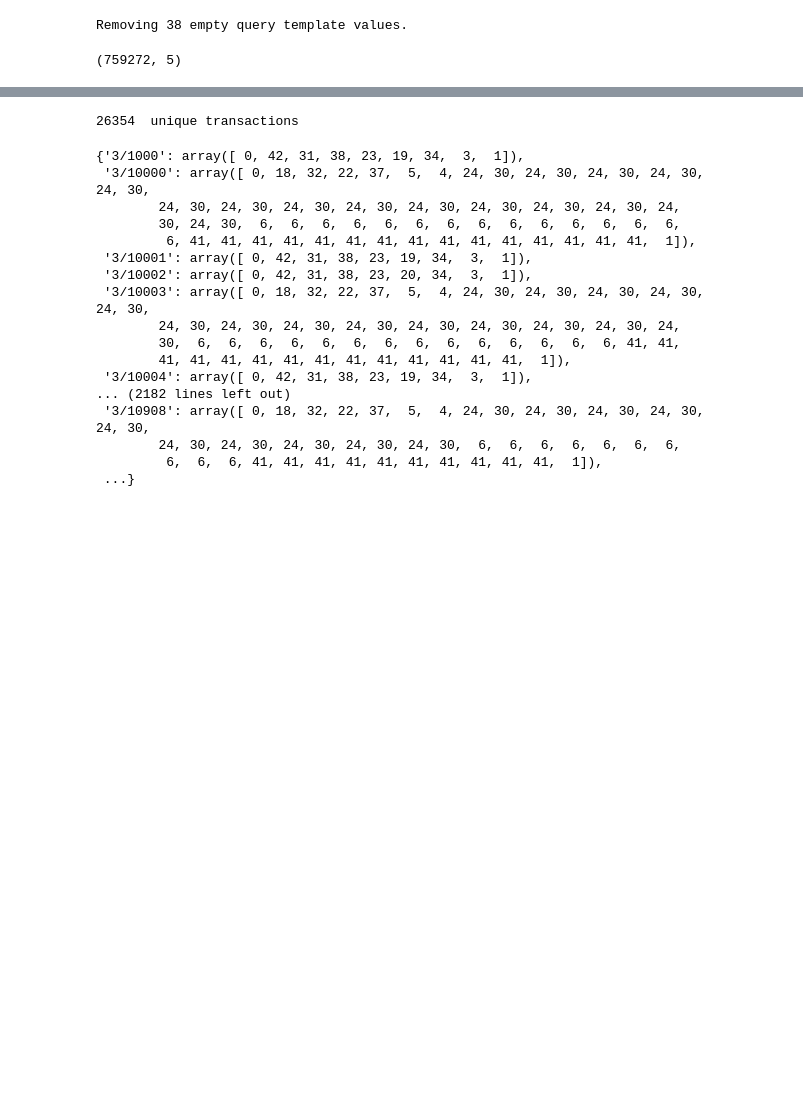
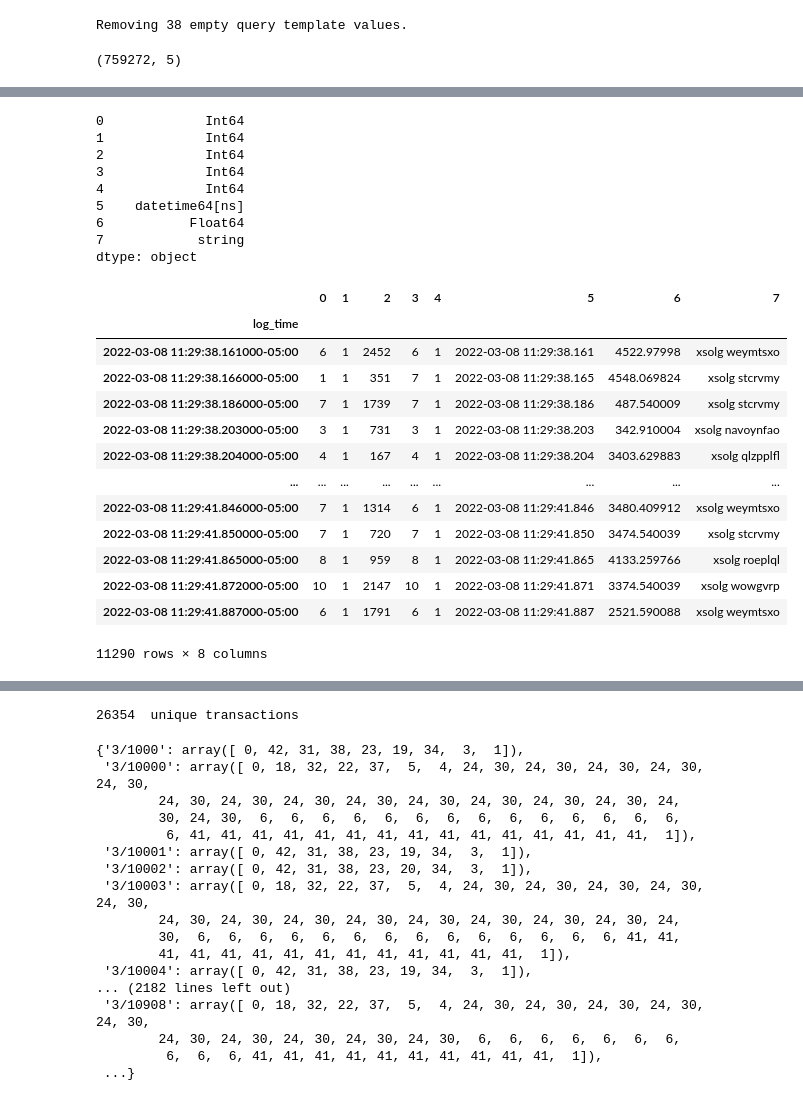
Before and after one commit to lmwnshn/noisepage-pilot, a Jupyter notebook: Untitled.ipynb, the cells around one changed output, grey strips where cells are left out. Saved outputs shown, nothing was run; the diff lists cells and outputs as text; code cells hidden in the pictures; blank space fills up the shorter version.

```diff
--- a/Untitled.ipynb
+++ b/Untitled.ipynb
@@ -17,0 +47,40 @@ Removing 38 empty query template values.
+# %%
+gdft = gdf['query_params'].apply(pd.Series)
+gdft = gdft.apply(lambda col: col.str.slice(1, -1))
+
+for col in gdft:
+    try:
+        gdft[col] = pd.to_datetime(gdft[col], errors='raise')
+    except:
+        try:
+            gdft[col] = pd.to_numeric(gdft[col], errors='raise')
+        except:
+            pass
+gdft = gdft.convert_dtypes()
+
+print(gdft.dtypes)
+display(gdft)
+# %% [output]
+0             Int64
+1             Int64
+2             Int64
+3             Int64
+4             Int64
+5    datetime64[ns]
+6           Float64
+7            string
+dtype: object
+|  | 0 | 1 | 2 | 3 | 4 | 5 | 6 | 7 |
+| log_time |  |  |  |  |  |  |  |  |
+| 2022-03-08 11:29:38.161000-05:00 | 6 | 1 | 2452 | 6 | 1 | 2022-03-08 11:29:38.161 | 4522.97998 | xsolg weymtsxo |
+| 2022-03-08 11:29:38.166000-05:00 | 1 | 1 | 351 | 7 | 1 | 2022-03-08 11:29:38.165 | 4548.069824 | xsolg stcrvmy |
+| 2022-03-08 11:29:38.186000-05:00 | 7 | 1 | 1739 | 7 | 1 | 2022-03-08 11:29:38.186 | 487.540009 | xsolg stcrvmy |
+| 2022-03-08 11:29:38.203000-05:00 | 3 | 1 | 731 | 3 | 1 | 2022-03-08 11:29:38.203 | 342.910004 | xsolg navoynfao |
+| 2022-03-08 11:29:38.204000-05:00 | 4 | 1 | 167 | 4 | 1 | 2022-03-08 11:29:38.204 | 3403.629883 | xsolg qlzpplfl |
+| ... | ... | ... | ... | ... | ... | ... | ... | ... |
+| 2022-03-08 11:29:41.846000-05:00 | 7 | 1 | 1314 | 6 | 1 | 2022-03-08 11:29:41.846 | 3480.409912 | xsolg weymtsxo |
+| 2022-03-08 11:29:41.850000-05:00 | 7 | 1 | 720 | 7 | 1 | 2022-03-08 11:29:41.850 | 3474.540039 | xsolg stcrvmy |
+| 2022-03-08 11:29:41.865000-05:00 | 8 | 1 | 959 | 8 | 1 | 2022-03-08 11:29:41.865 | 4133.259766 | xsolg roeplql |
+| 2022-03-08 11:29:41.872000-05:00 | 10 | 1 | 2147 | 10 | 1 | 2022-03-08 11:29:41.871 | 3374.540039 | xsolg wowgvrp |
+| 2022-03-08 11:29:41.887000-05:00 | 6 | 1 | 1791 | 6 | 1 | 2022-03-08 11:29:41.887 | 2521.590088 | xsolg weymtsxo |
+11290 rows × 8 columns
```
Also changed, not shown: parts of 7 cells of this notebook.
